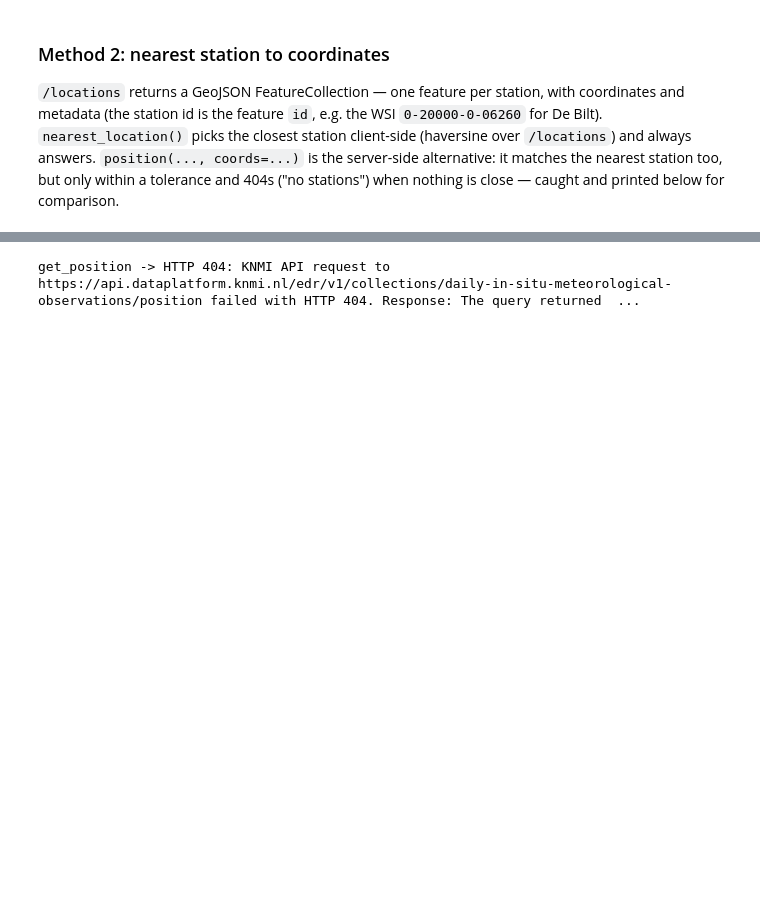
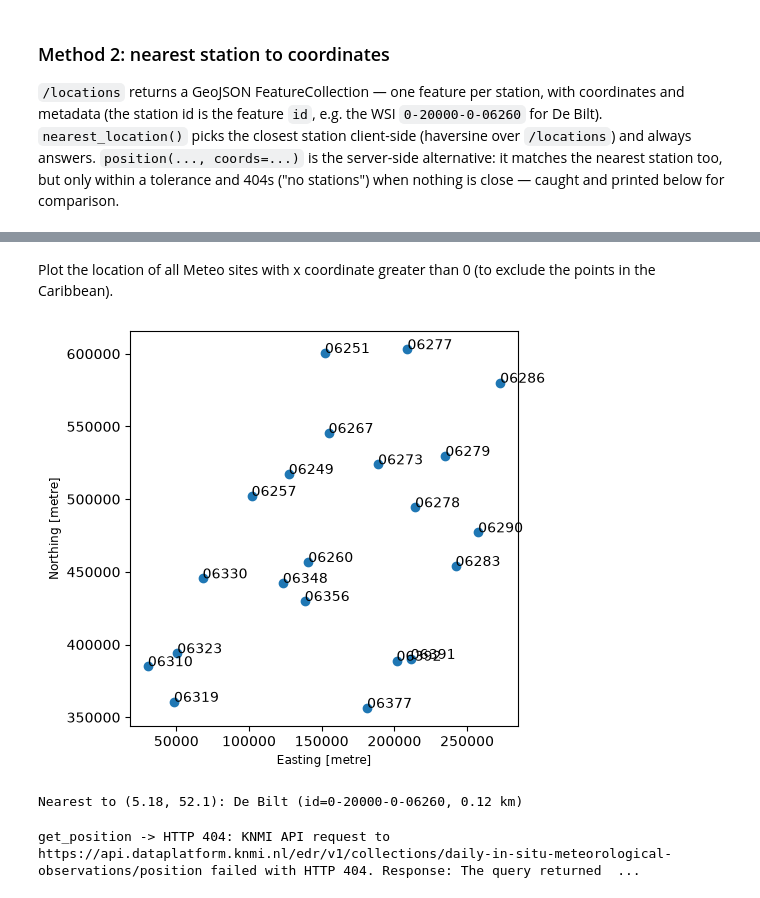
Before and after one commit to ArtesiaWater/KNMI_Data_Platform, a Jupyter notebook: example_daily_in_situ_observations.ipynb, the cells around one changed output, grey strips where cells are left out. Cells and saved outputs as stored; diff of their text form; code cells hidden in the pictures; blank space fills up the shorter version.

Commit message:
Deploying to gh-pages from @ ArtesiaWater/KNMI_Data_Platform@3c33b504be92ae3f6b853d93f273de686bdb5c80 🚀

```diff
--- a/example_daily_in_situ_observations.ipynb
+++ b/example_daily_in_situ_observations.ipynb
@@ -405,0 +385,7 @@ Data variables:
+# %%
+import geopandas as gpd
+
+for feature in features:
+    feature["properties"]["id"] = feature["id"]
+gdf = gpd.GeoDataFrame.from_features(features, crs=4326).to_crs(28992).set_index("id")
+gdf
@@ -406,3 +407,24 @@ Data variables:
+# %% [markdown]
+Plot the location of all Meteo sites with x coordinate greater than 0 (to exclude the points in the Caribbean).
+# %%
+mask = (gdf["type"] == "Meteo site") & (gdf.geometry.x > 0)
+ax = gdf[mask].plot(figsize=(5, 10))
+for id in gdf.index[mask]:
+    ax.annotate(
+        gdf.at[id, "wmoId"],
+        xy=(gdf.loc[id].geometry.x, gdf.loc[id].geometry.y),
+    )
+# %% [output]
+[figure, added]
+# %%
+nearest = client.edr.nearest_location(COLLECTION, coords=STATION_COORDS)
+de_bilt_id = str(nearest["id"])
+print(
+    f"Nearest to {STATION_COORDS}: {nearest['name']} (id={de_bilt_id}, "
+    f"{nearest['distance_km']:.2f} km)"
+)
+# %% [output]
+Nearest to (5.18, 52.1): De Bilt (id=0-20000-0-06260, 0.12 km)
 # %%
 from knmidata import KNMIHTTPError
 
```
Also changed, not shown: parts of 5 cells of this notebook, 5 other files.
